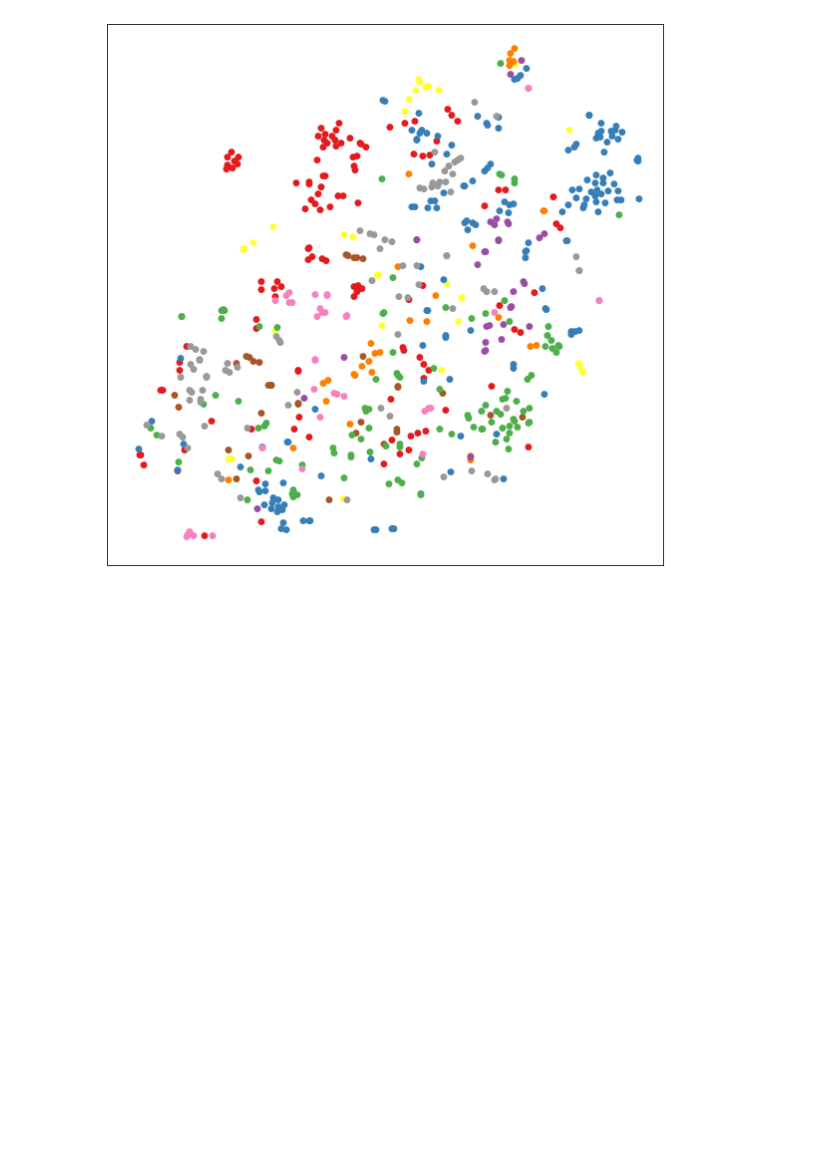
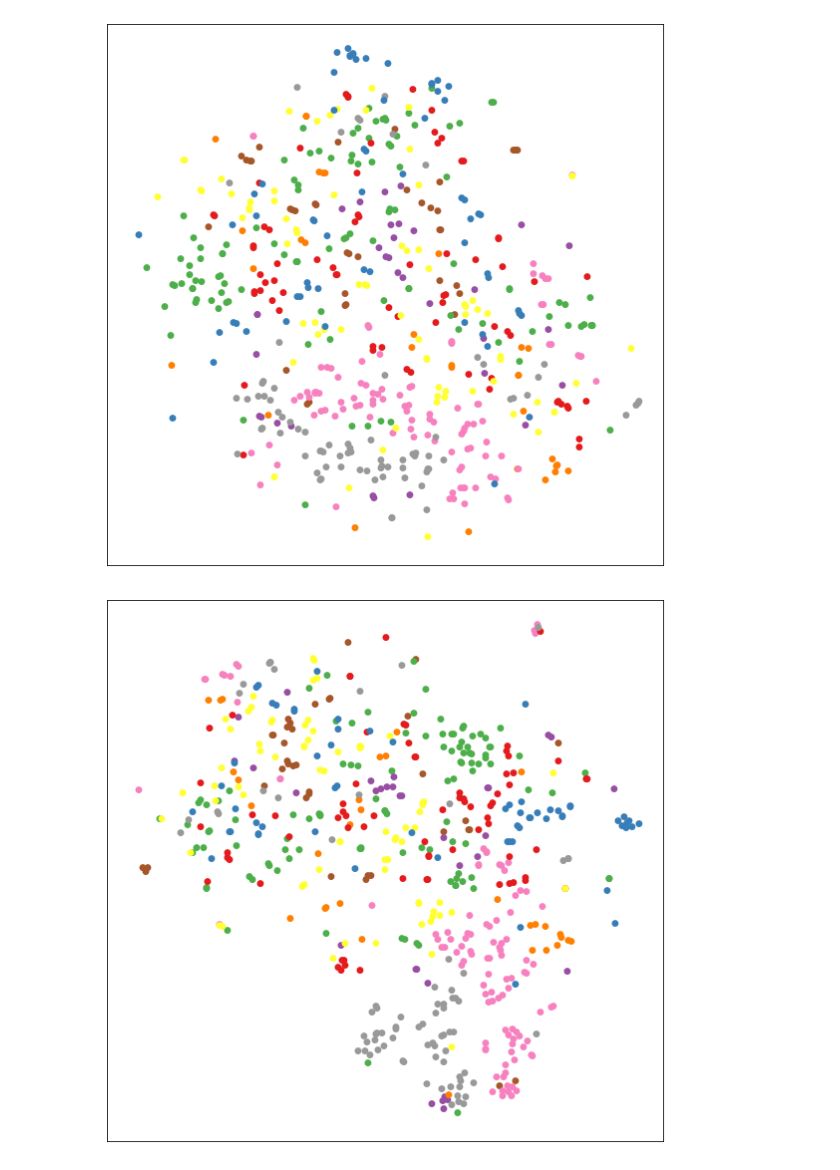
Before and after one commit to JackFlying/DNFNet_release, a Jupyter notebook: tools/visualize/tSNE/tSNE_paper.ipynb, the cells around one changed output. Drawn from its saved outputs; the diff is of its cells as text; code cells hidden in the pictures; blank space fills up the shorter version.

Commit message:
visual

```diff
--- a/tools/visualize/tSNE/tSNE_paper.ipynb
+++ b/tools/visualize/tSNE/tSNE_paper.ipynb
@@ -66,19 +53,47 @@ select_pseudo_labels = select_pseudo_labels.tolist()
+# %%
+def get_X_Y(path):
+    features, person_ids, pseudo_labels = get_file(path)
+    num_person_ids = len(set(person_ids.numpy()))
+    select_idx = get_selected_idx(num_person_ids, person_ids, pseudo_labels)
+    select_features = features[select_idx]
+    select_person_ids = person_ids[select_idx]
+    select_pseudo_labels = pseudo_labels[select_idx]
+
+    X = select_features
+
+    Y = id_mapping(select_person_ids)
+    select_pseudo_labels = id_mapping(select_pseudo_labels)
+
+    select_person_ids = select_person_ids.tolist()
+    select_pseudo_labels = select_pseudo_labels.tolist()
+    return X, Y, select_person_ids
 # %%
-def visualize(X, y):
+def visualize(X, y, select_person_ids, name):
     '嵌入空间可视化'''
     x_min, x_max = X.min(0), X.max(0)
     X_norm = 0.05 + (X - x_min) / (x_max - x_min) * (0.95 - 0.05)  # 归一化
     plt.figure(figsize=(10, 10))
     ax = plt.gca()
     for i in range(X_norm.shape[0]):
         # plt.text(X_norm[i, 0], X_norm[i, 1], str(select_person_ids[i]), color=plt.cm.Set1(y[i]), fontdict={'weight': 'bold', 'size': 9})
-        plt.text(X_norm[i, 0], X_norm[i, 1], '●', color=plt.cm.Set1(y[i]), fontdict={'weight': 'bold', 'size': 9})
+        plt.text(X_norm[i, 0], X_norm[i, 1], '●', color=plt.cm.Set1(y[i]), fontdict={'weight': 'bold', 'size': 9})  # default:9
     plt.xticks([])
     plt.yticks([])
     # plt.savefig("./tSNE.jpg", bbox_inches='tight', pad_inches=0)
-    # plt.savefig('./FINCH_context.eps', dpi=100, format='eps', bbox_inches='tight', pad_inches=0)
+    plt.savefig(f'./rebuttal_{name}.eps', dpi=100, format='eps', bbox_inches='tight', pad_inches=0)
     plt.show()
-X_tsne = manifold.TSNE(n_components=2, perplexity=30, learning_rate=500, init='pca', random_state=501, n_iter=600, verbose=0, metric='cosine').fit_transform(X)
-visualize(X_tsne, Y)
+
+def tsne_feat(path, perplexity):
+    X, Y, select_person_ids = get_X_Y(path)
+    X_tsne = manifold.TSNE(n_components=2, perplexity=perplexity, learning_rate=500, early_exaggeration=50, init='pca', random_state=501, n_iter=600, verbose=0, metric='cosine', method='barnes_hut').fit_transform(X)
+    return X_tsne, Y, select_person_ids
+
+X_tsne, Y, person_ids = tsne_feat('DBSCAN', perplexity=80)
+visualize(X_tsne, Y, person_ids, 'DBSCAN')
+X_tsne, Y, person_ids = tsne_feat('FINCH', perplexity=40)
+visualize(X_tsne, Y, person_ids, 'FINCH')
+X_tsne, Y, person_ids = tsne_feat('FINCH_context', perplexity=80)
+visualize(X_tsne, Y, person_ids, 'FINCH_context')
 # %% [output]
-[figure, old version]
+[figure, new version]
+[figure, added]
```
Also changed, not shown: parts of 6 cells of this notebook, 4 other files.
